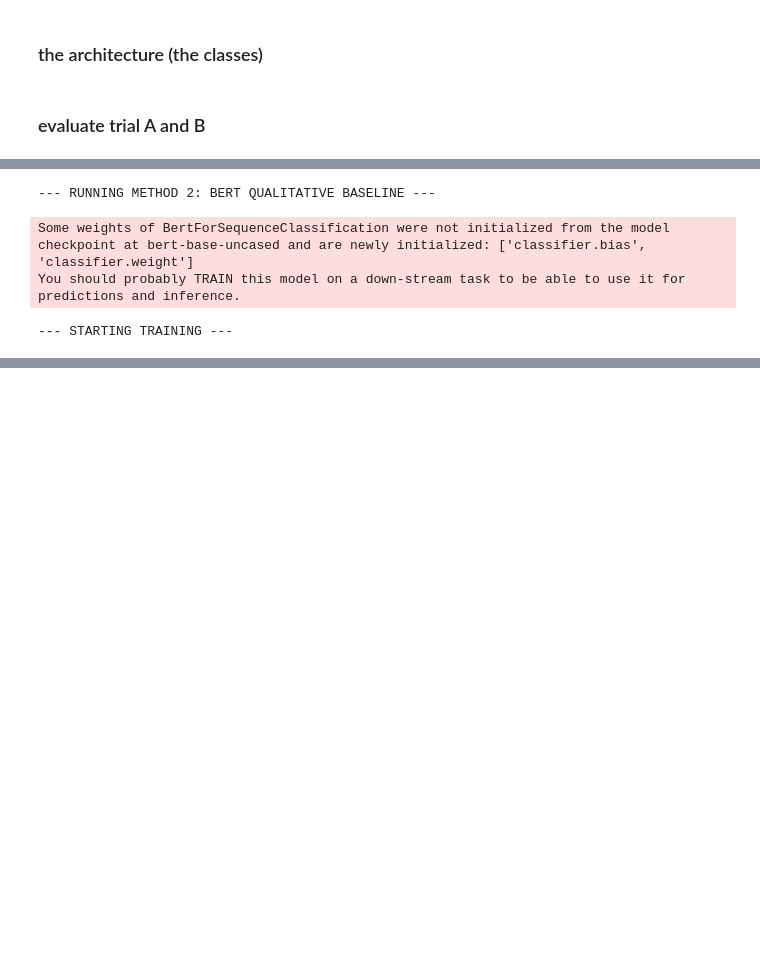
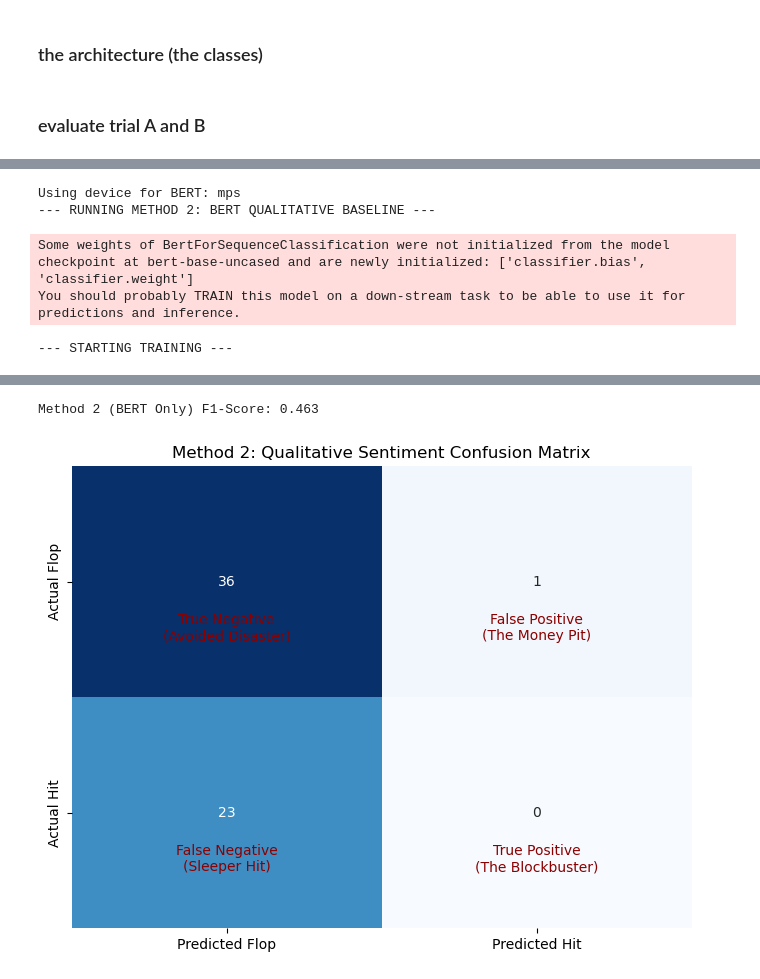
Before and after one commit to diane-zhou/psych186b-project, a Jupyter notebook: all_model_code.ipynb, the cells around one changed output, grey strips where cells are left out. Saved outputs shown, nothing was run; the diff lists cells and outputs as text; code cells hidden in the pictures; blank space fills up the shorter version.

```diff
--- a/all_model_code.ipynb
+++ b/all_model_code.ipynb
@@ -367,7 +414,13 @@ Method 1 (Numeric Only) F1-Score: 0.652
 # METHOD 2: BERT ONLY (Qualitative Baseline Only)
 
 # 1. Set the device
-device = torch.device("cuda" if torch.cuda.is_available() else "cpu")
+if torch.cuda.is_available():
+    device = torch.device("cuda")
+elif torch.backends.mps.is_available(): # For Apple Silicon Macs
+    device = torch.device("mps")
+else:
+    device = torch.device("cpu")
+print(f"Using device for BERT: {device}")
 
 class SimpleTextDataset(Dataset):
     def __init__(self, texts, labels, tokenizer):
@@ -387,6 +440,11 @@ print("--- RUNNING METHOD 2: BERT QUALITATIVE BASELINE ---")
 tokenizer = BertTokenizer.from_pretrained('bert-base-uncased')
 m2_model = BertForSequenceClassification.from_pretrained('bert-base-uncased', num_labels=2).to(device)
 
+# freeze all layers except top 2
+for name, param in m2_model.bert.named_parameters():
+    if "encoder.layer.11" not in name and "encoder.layer.10" not in name:
+        param.requires_grad = False
+
 # Prepare DataLoaders
 train_ds = SimpleTextDataset(train_df['review_text'].tolist(), train_df['label'].tolist(), tokenizer)
 test_ds = SimpleTextDataset(test_df['review_text'].tolist(), test_df['label'].tolist(), tokenizer)
@@ -394,8 +452,8 @@ test_ds = SimpleTextDataset(test_df['review_text'].tolist(), test_df['label'].to
 train_loader = DataLoader(train_ds, batch_size=8, shuffle=True)
 test_loader = DataLoader(test_ds, batch_size=8)
 
-# Optimizer (Using the corrected AdamW)
-optimizer = AdamW(m2_model.parameters(), lr=2e-5)
+# Optimizer only passing parameters that require gradients
+optimizer = AdamW(filter(lambda p: p.requires_grad, m2_model.parameters()), lr=2e-5)
 
 # Training Loop
 print("--- STARTING TRAINING ---")
@@ -433,7 +491,9 @@ with torch.no_grad():
 
 m2_f1 = f1_score(test_df['label'], m2_preds, average='weighted')
 print(f"\nMethod 2 (BERT Only) F1-Score: {m2_f1:.3f}")
+plot_economic_matrix(test_df['label'], m2_preds, "Method 2: Qualitative Sentiment Confusion Matrix")
 # %% [output]
+Using device for BERT: mps
 --- RUNNING METHOD 2: BERT QUALITATIVE BASELINE ---
 Some weights of BertForSequenceClassification were not initialized from the model checkpoint at bert-base-uncased and are newly initialized: ['classifier.bias', 'classifier.weight']
 You should probably TRAIN this model on a down-stream task to be able to use it for predictions and inference.
@@ -441,0 +504,2 @@ KeyboardInterrupt:
+Method 2 (BERT Only) F1-Score: 0.463
+[figure, added]
```
Also changed, not shown: parts of 13 cells of this notebook.
